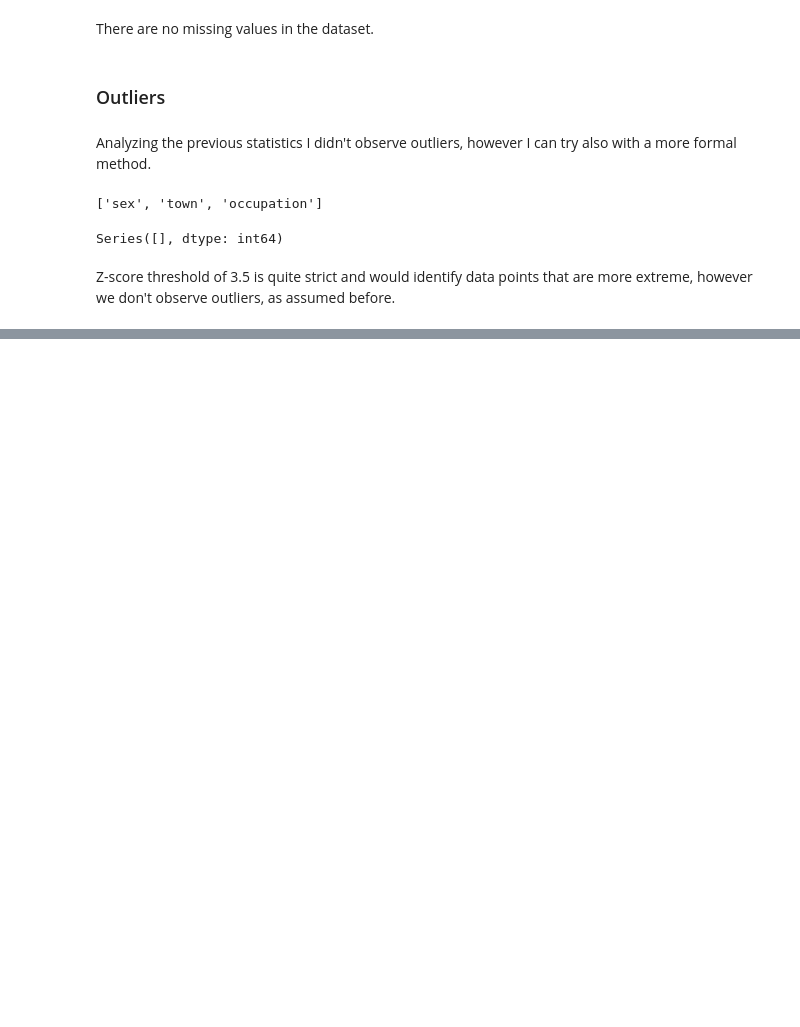
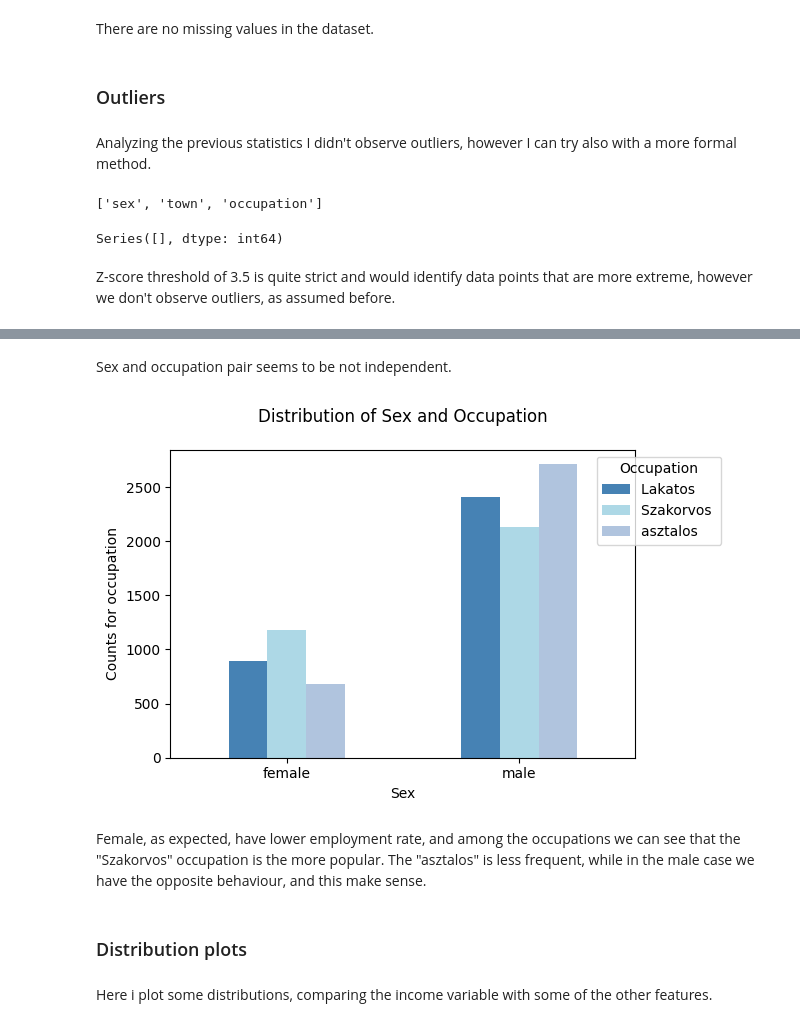
Before and after one commit to EmmaTosato/StatisticalComputing_Project, a Jupyter notebook: project.ipynb, the cells around one changed output, grey strips where cells are left out. Saved outputs shown, nothing was run; the diff lists cells and outputs as text; code cells hidden in the pictures; blank space fills up the shorter version.

```diff
--- a/project.ipynb
+++ b/project.ipynb
@@ -298,0 +428,28 @@ Z-score threshold of 3.5 is quite strict and would identify data points that are
+# %% [markdown]
+Sex and occupation pair seems to be not independent.
+# %%
+# Create a cross-tabulation DataFrame for 'sex' and 'occupation'
+cross_tab_df = pd.crosstab(df['sex'], df['occupation'])
+
+# Plotting
+ax = cross_tab_df.plot(kind='bar', figsize=(6, 4), color=['steelblue', 'lightblue', 'lightsteelblue'])
+
+# Labels and title
+plt.xlabel('Sex')
+plt.ylabel('Counts for occupation')
+plt.xticks(rotation = 0)
+plt.title('Distribution of Sex and Occupation', pad = 20)
+
+# Legend
+plt.legend(title='Occupation', loc='upper right', bbox_to_anchor=(1.2, 1))
+
+# Show plot
+plt.show()
+# %% [output]
+[figure, added]
+# %% [markdown]
+Female, as expected, have lower employment rate, and among the occupations we can see that the "Szakorvos" occupation is the more popular. The "asztalos" is less frequent, while in the male case we have the opposite behaviour, and this make sense.
+# %% [markdown]
+### Distribution plots
+# %% [markdown]
+Here i plot some distributions, comparing the income variable with some of the other features.
```
Also changed, not shown: parts of 62 cells of this notebook.
